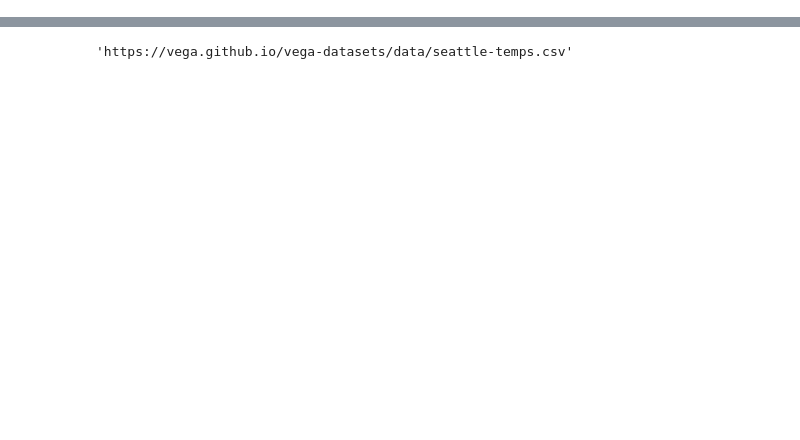
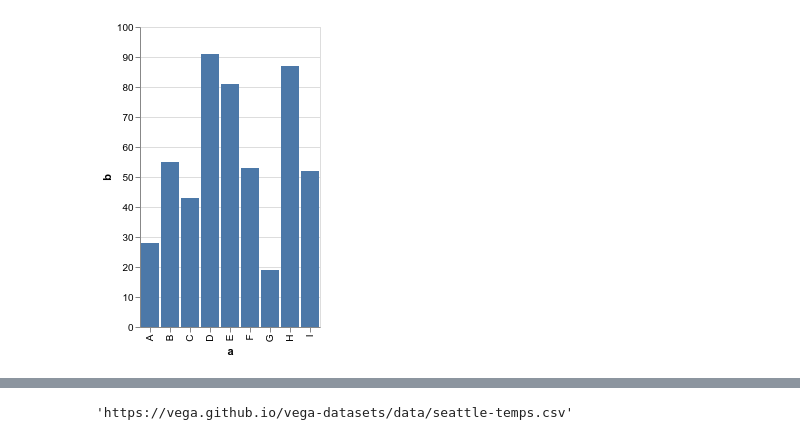
Before and after one commit to joelostblom/mds-demo, a Jupyter notebook: demo-reviewnb.ipynb, the cells around one changed output, grey strips where cells are left out. Cells and saved outputs as stored; diff of their text form; code cells hidden in the pictures; blank space fills up the shorter version.

```diff
--- a/demo-reviewnb.ipynb
+++ b/demo-reviewnb.ipynb
@@ -2,8 +17,7 @@
 import altair as alt
 import pandas as pd
 
-# alt.renderers.enable('svg')
-# alt.renderers.enable('mimetype')
+alt.renderers.enable('mimetype')
 
 source = pd.DataFrame({
     'a': ['A', 'B', 'C', 'D', 'E', 'F', 'G', 'H', 'I'],
@@ -18,0 +32 @@ alt.Chart(source).mark_bar().encode(
+[figure, added]
```
Also changed, not shown: parts of 3 cells of this notebook, 1 other file.
